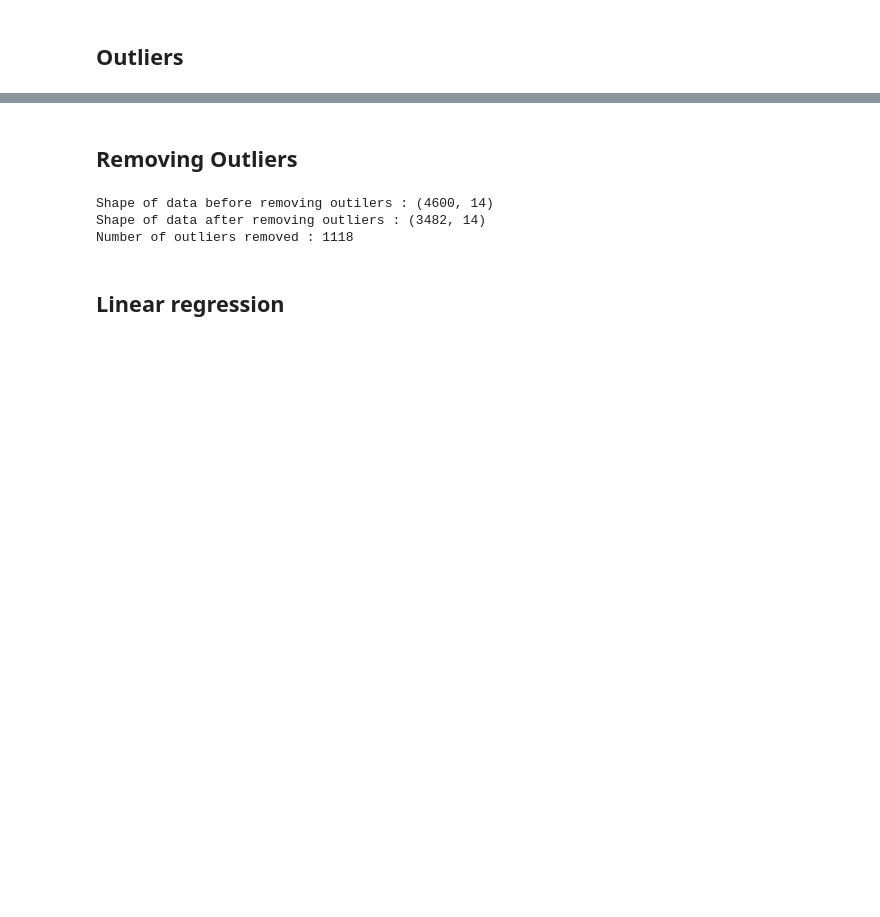
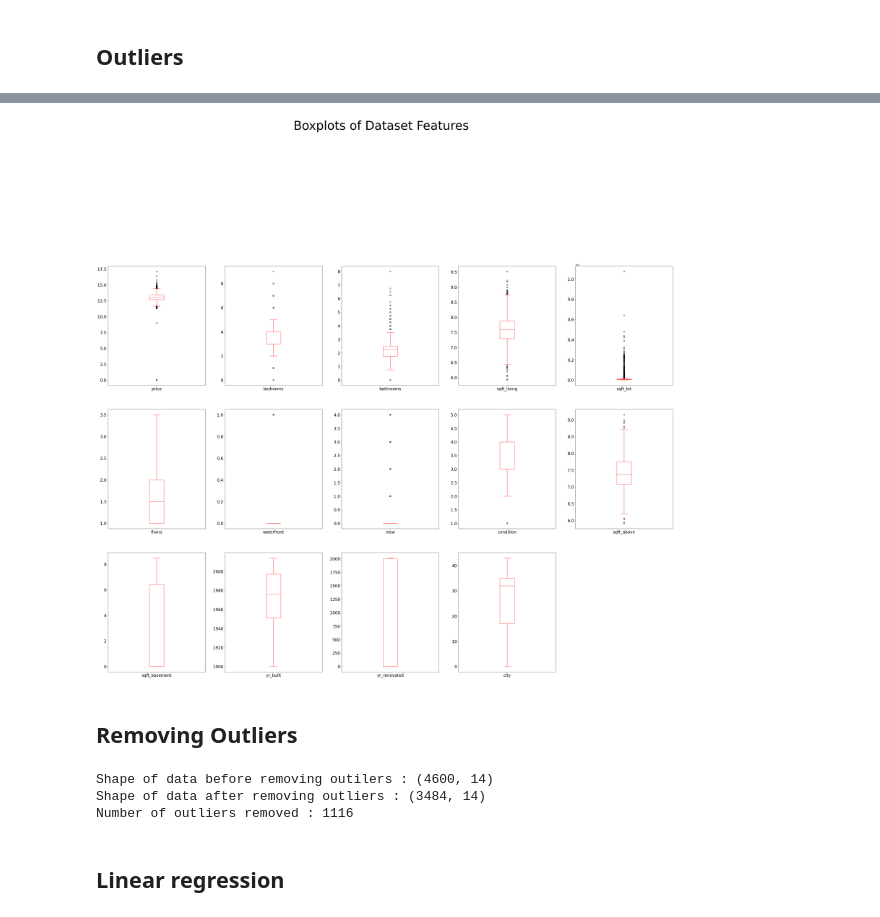
Before and after one commit to Alexander789400/Predicting-Property-Prices-with-ML-Regressors, a Jupyter notebook: House_price_project.ipynb, the cells around one changed output, grey strips where cells are left out. Drawn from its saved outputs; the diff is of its cells as text; code cells hidden in the pictures; blank space fills up the shorter version.

```diff
--- a/House_price_project.ipynb
+++ b/House_price_project.ipynb
@@ -334,3 +312,9 @@ for col in df.columns:
+# %%
+df.plot(kind="box",subplots=True,layout=(8,5),figsize=(50,100),color="red",fontsize=20)
+plt.suptitle("Boxplots of Dataset Features", fontsize=60)
+plt.show()
+# %% [output]
+[figure, added]
 # %% [markdown]
 ## Removing Outliers
 # %%
@@ -356,7 +340,7 @@ def remove_outliers_iqr(df,exclude_columns):
     return df
 
 # Define  the columns to exclude
-exclude_columns = ["LoanApproved","RiskScore","EmploymentStatus"]
+exclude_columns = ["waterfront","condition","yr_built","yr_renovated"]
 
 # Remove Outliers
 loan_df = remove_outliers_iqr(df,exclude_columns)
@@ -367,8 +351,8 @@ print("Shape of data after removing outliers :",loan_df.shape)
 print("Number of outliers removed :", loan_df_copy.shape[0]-loan_df.shape[0])
 # %% [output]
 Shape of data before removing outilers : (4600, 14)
-Shape of data after removing outliers : (3482, 14)
-Number of outliers removed : 1118
+Shape of data after removing outliers : (3484, 14)
+Number of outliers removed : 1116
 # %% [markdown]
 ## Linear regression
 # %%
```
Also changed, not shown: parts of 2 cells of this notebook.
